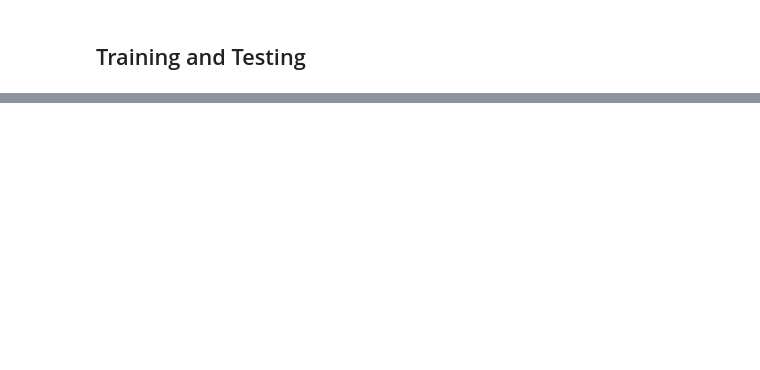
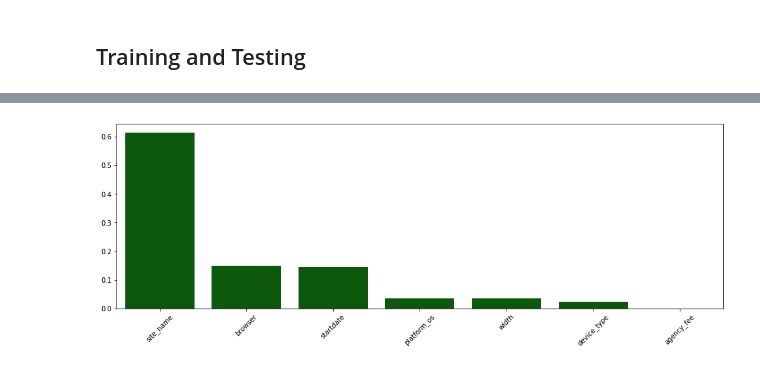
Before and after one commit to benbel376/end-to-end-ad-unit-data-MLOps-project, a Jupyter notebook: notebooks/modeling.ipynb, the cells around one changed output, grey strips where cells are left out. Saved outputs shown, nothing was run; the diff lists cells and outputs as text; code cells hidden in the pictures; blank space fills up the shorter version.

Commit message:
model creation complete

```diff
--- a/notebooks/modeling.ipynb
+++ b/notebooks/modeling.ipynb
@@ -178,5 +125,4 @@ data6.head()
 # identify feature and target variables
 # perform nlp and one hot incoding to prepare the features.
 target = data6["types"]
-features = remove_cols(data6, ["types"])
-features.head()
+features = util.remove_cols(data6, ["types"])
@@ -233,0 +131,3 @@ features2.head()
+# %%
+# apply text cleaner
+features2 = util.process_features(features)
@@ -234,3 +143,5 @@ features2.head()
 # %%
-features3, enco = labeler(features2)
+# apply NLP
+
+features3, enco = util.labeler(features2)
 features3.head()
@@ -300,6 +158,7 @@ imp_image, importance = get_importance(text_classifier, features3)
 # %%
+# train and test model
 max_depth = 10
 max_features = 0.75
 n_estimators = 200
 
-mod, par, metr = train(features3, target, max_depth, max_features, n_estimators)
+mod, par, metr = util.train(features3, target, max_depth, max_features, n_estimators)
@@ -305,0 +177,4 @@ mod, par, metr = train(features3, target, max_depth, max_features, n_estimators)
+# %%
+# Check feature importance
+imp_image, importance = util.get_importance(mod, features3)
+# %% [output]
@@ -306 +182,2 @@ mod, par, metr = train(features3, target, max_depth, max_features, n_estimators)
+[figure, added]
 # %%
```
Also changed, not shown: parts of 25 cells of this notebook, 5 other files.
